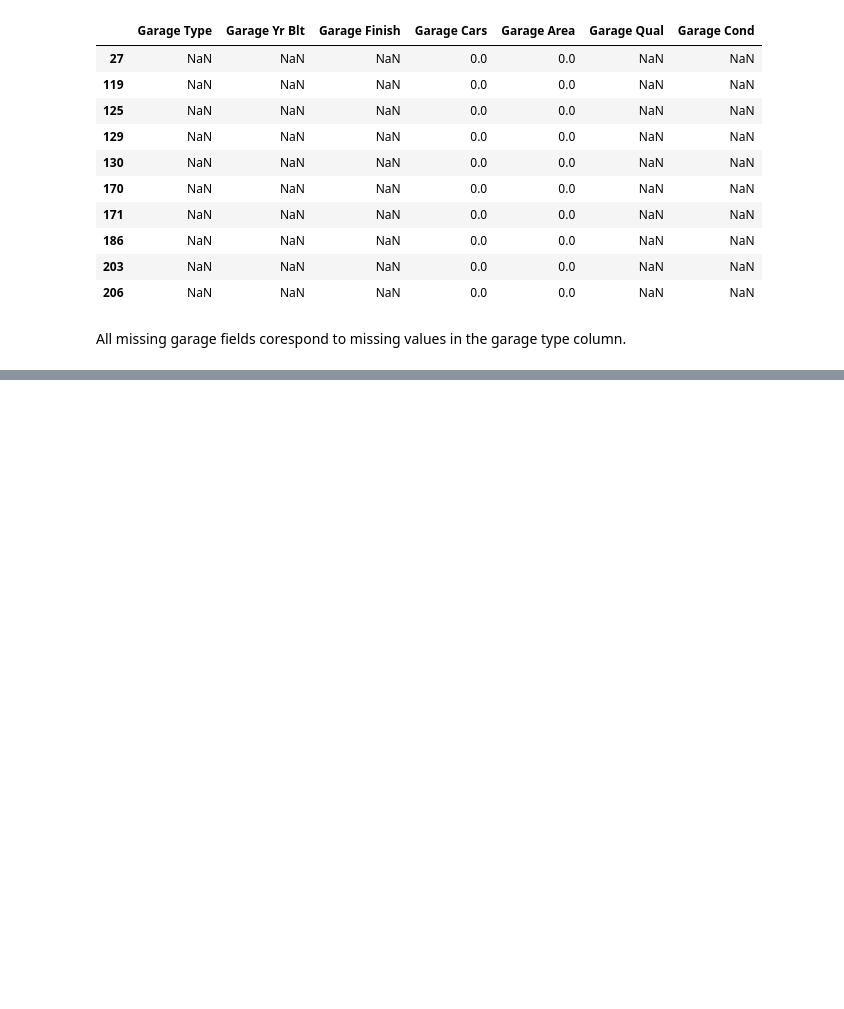
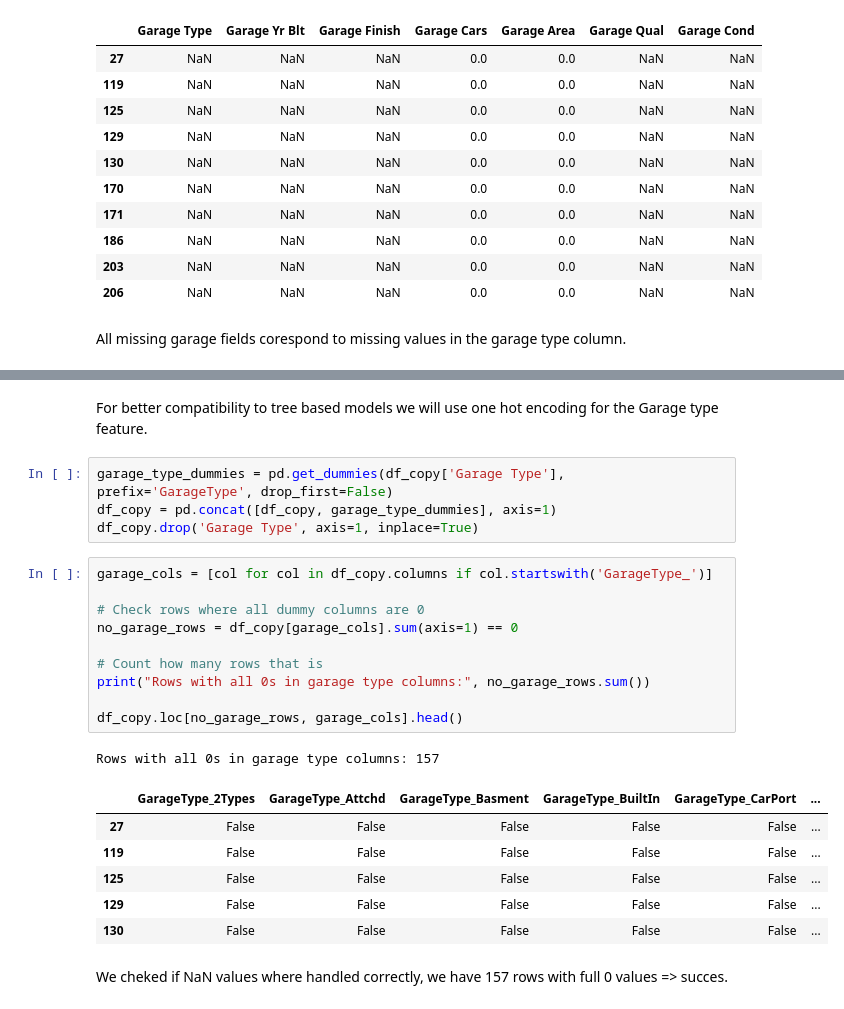
Before and after one commit to hedesiustefan/ML_Project, a Jupyter notebook: dataexplore.ipynb, the cells around one changed output, grey strips where cells are left out. Saved outputs shown, nothing was run; the diff lists cells and outputs as text; blank space fills up the shorter version.

Commit message:
used one hot ancoding for Garge Type and changed Garage Yr Blt to Garage_Age(removed 2 rows becouse of illogical age)

```diff
--- a/dataexplore.ipynb
+++ b/dataexplore.ipynb
@@ -690,0 +727,26 @@ All missing garage fields corespond to missing values in the garage type column.
+# %% [markdown]
+For better compatibility to tree based models we will use one hot encoding for the Garage type feature.
+# %%
+garage_type_dummies = pd.get_dummies(df_copy['Garage Type'], prefix='GarageType', drop_first=False)
+df_copy = pd.concat([df_copy, garage_type_dummies], axis=1)
+df_copy.drop('Garage Type', axis=1, inplace=True)
+# %%
+garage_cols = [col for col in df_copy.columns if col.startswith('GarageType_')]
+
+# Check rows where all dummy columns are 0
+no_garage_rows = df_copy[garage_cols].sum(axis=1) == 0
+
+# Count how many rows that is
+print("Rows with all 0s in garage type columns:", no_garage_rows.sum())
+
+df_copy.loc[no_garage_rows, garage_cols].head()
+# %% [output]
+Rows with all 0s in garage type columns: 157
+|  | GarageType_2Types | GarageType_Attchd | GarageType_Basment | GarageType_BuiltIn | GarageType_CarPort | ... |
+| 27 | False | False | False | False | False | ... |
+| 119 | False | False | False | False | False | ... |
+| 125 | False | False | False | False | False | ... |
+| 129 | False | False | False | False | False | ... |
+| 130 | False | False | False | False | False | ... |
+# %% [markdown]
+We cheked if NaN values where handled correctly, we have 157 rows with full 0 values => succes.
```
Also changed, not shown: parts of 13 cells of this notebook.
